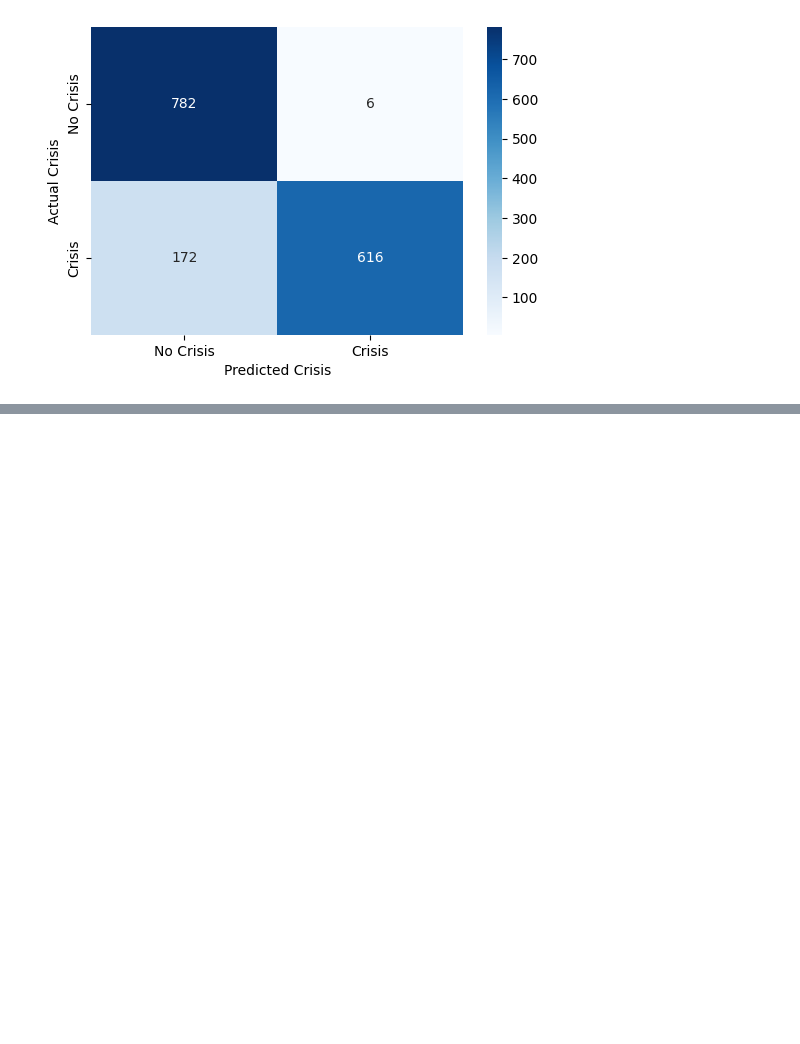
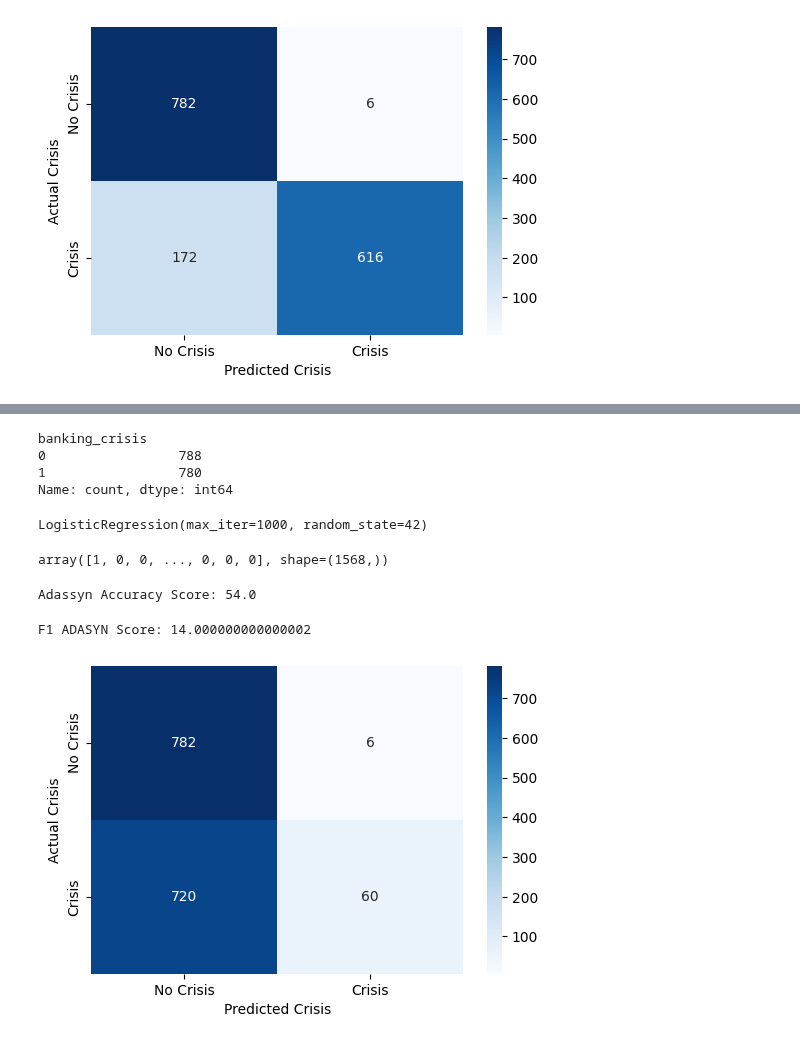
Before and after one commit to LeeBoy-Hmong/MachineLearning, a Jupyter notebook: FinancialCrisis/Financial.ipynb, the cells around one changed output, grey strips where cells are left out. Drawn from its saved outputs; the diff is of its cells as text; code cells hidden in the pictures; blank space fills up the shorter version.

Commit message:
ADASYN Balancing - Not Good

```diff
--- a/FinancialCrisis/Financial.ipynb
+++ b/FinancialCrisis/Financial.ipynb
@@ -363,0 +368,45 @@ Text(45.722222222222214, 0.5, 'Actual Crisis')
+# %%
+adasyn = ADASYN(random_state=42)
+# %%
+input_resample, target_resample = adasyn.fit_resample(train_input, train_target)
+# %%
+target_resample.value_counts()  # We can see the data has once again changed.
+# %% [output]
+banking_crisis
+0                 788
+1                 780
+Name: count, dtype: int64
+# %%
+log_model.fit(input_resample, target_resample)
+# %% [output]
+LogisticRegression(max_iter=1000, random_state=42)
+# %%
+adasyn_prediction = log_model.predict(input_resample)
+adasyn_prediction
+# %% [output]
+array([1, 0, 0, ..., 0, 0, 0], shape=(1568,))
+# %%
+adasyn_accuracy = accuracy_score(target_resample, adasyn_prediction)
+print(f'Adassyn Accuracy Score: {round(adasyn_accuracy, 2) * 100}')
+# %% [output]
+Adassyn Accuracy Score: 54.0
+# %%
+f1_adasyn = f1_score(target_resample, adasyn_prediction)
+print(f'F1 ADASYN Score: {round(f1_adasyn,2) * 100}')
+# %% [output]
+F1 ADASYN Score: 14.000000000000002
+# %%
+plt.figure(figsize=(6,4))
+cm_adasyn = confusion_matrix(target_resample, adasyn_prediction)
+sns.heatmap(cm_adasyn,
+            annot=True,
+            fmt='d',
+            cmap='Blues',
+            xticklabels=['No Crisis', 'Crisis'],
+            yticklabels=['No Crisis', 'Crisis']
+            )
+plt.xlabel("Predicted Crisis")
+plt.ylabel("Actual Crisis")
+plt.show()
+# %% [output]
+[figure, added]
```
Also changed, not shown: parts of 2 cells of this notebook.
